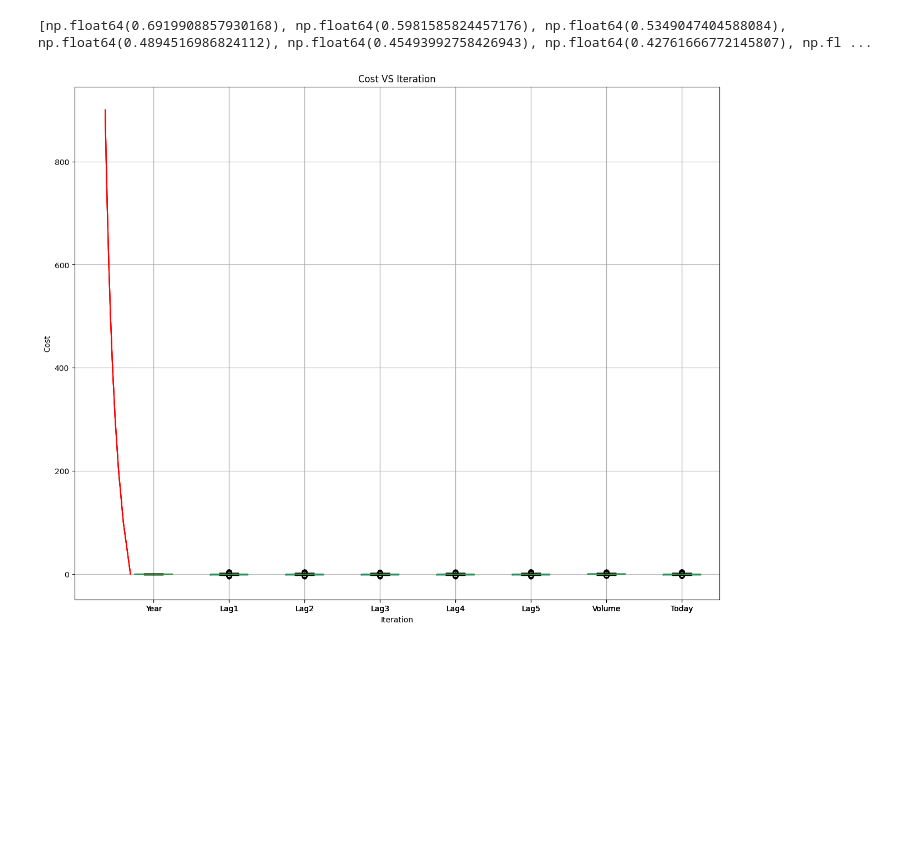
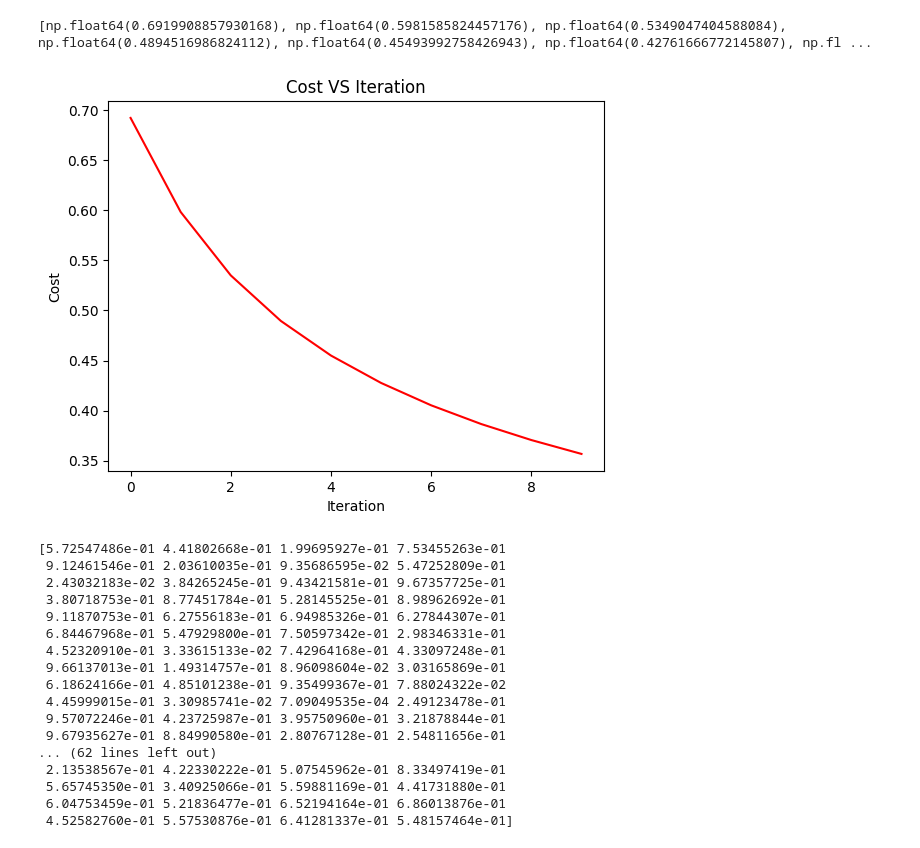
Before and after one commit to Hriddha/CSE445, a Jupyter notebook: Assignment_2/Asn2.ipynb, the cells around one changed output. Saved outputs shown, nothing was run; the diff lists cells and outputs as text; code cells hidden in the pictures; blank space fills up the shorter version.

```diff
--- a/Assignment_2/Asn2.ipynb
+++ b/Assignment_2/Asn2.ipynb
@@ -168,8 +168,8 @@ iteration: 700 || Cost: 0.38659773153322746
 iteration: 800 || Cost: 0.3706429003544738
 iteration: 900 || Cost: 0.35681154476920657
 # %%
-def viewCost(cost, iteration):
-    plt.plot(cost,iteration, c='r')
+def viewCost(cost):
+    plt.plot(cost, c='r')
     plt.xlabel("Iteration")
     plt.ylabel("Cost")
     plt.title("Cost VS Iteration")
@@ -179,5 +179,6 @@ print(J_hist)
 # %% [output]
 [np.float64(0.6919908857930168), np.float64(0.5981585824457176), np.float64(0.5349047404588084), np.float64(0.4894516986824112), np.float64(0.45493992758426943), np.float64(0.42761666772145807), np.fl ...
 # %%
+viewCost(J_hist)
 # %% [output]
-[figure, old version]
+[figure, new version]
@@ -183,0 +190,20 @@ print(J_hist)
+# %%
+print(y_pred)
+# %% [output]
+[5.72547486e-01 4.41802668e-01 1.99695927e-01 7.53455263e-01
+ 9.12461546e-01 2.03610035e-01 9.35686595e-02 5.47252809e-01
+ 2.43032183e-02 3.84265245e-01 9.43421581e-01 9.67357725e-01
+ 3.80718753e-01 8.77451784e-01 5.28145525e-01 8.98962692e-01
+ 9.11870753e-01 6.27556183e-01 6.94985326e-01 6.27844307e-01
+ 6.84467968e-01 5.47929800e-01 7.50597342e-01 2.98346331e-01
+ 4.52320910e-01 3.33615133e-02 7.42964168e-01 4.33097248e-01
+ 9.66137013e-01 1.49314757e-01 8.96098604e-02 3.03165869e-01
+ 6.18624166e-01 4.85101238e-01 9.35499367e-01 7.88024322e-02
+ 4.45999015e-01 3.30985741e-02 7.09049535e-04 2.49123478e-01
+ 9.57072246e-01 4.23725987e-01 3.95750960e-01 3.21878844e-01
+ 9.67935627e-01 8.84990580e-01 2.80767128e-01 2.54811656e-01
+... (62 lines left out)
+ 2.13538567e-01 4.22330222e-01 5.07545962e-01 8.33497419e-01
+ 5.65745350e-01 3.40925066e-01 5.59881169e-01 4.41731880e-01
+ 6.04753459e-01 5.21836477e-01 6.52194164e-01 6.86013876e-01
+ 4.52582760e-01 5.57530876e-01 6.41281337e-01 5.48157464e-01]
```
Also changed, not shown: parts of 1 cell of this notebook.
